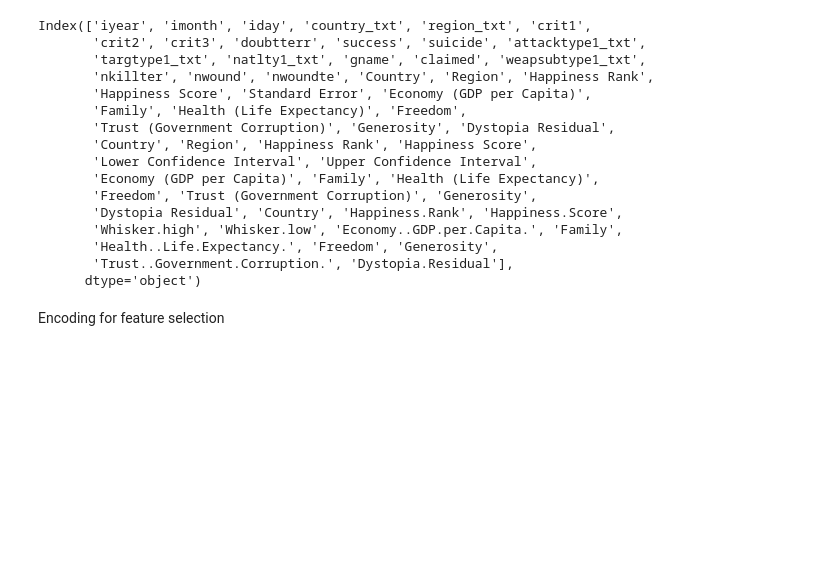
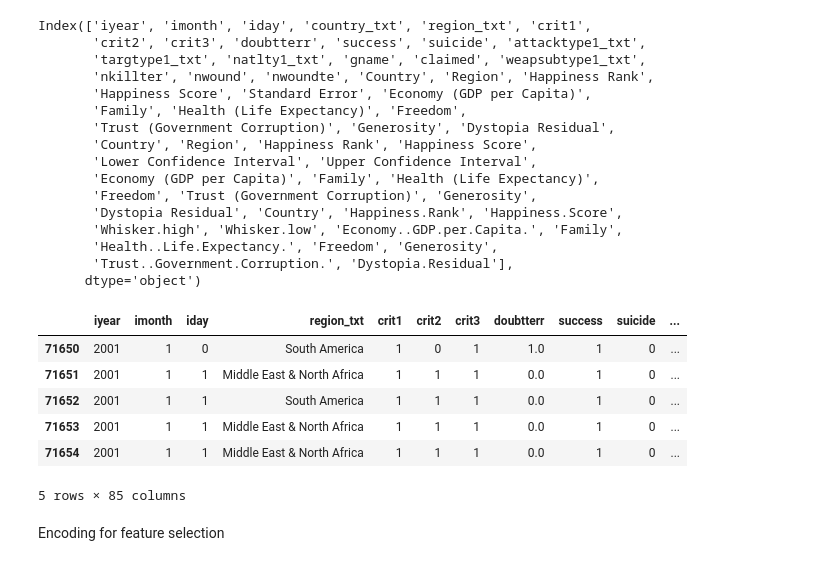
Before and after one commit to aghapygad336/MENA, a Jupyter notebook: MENAFIXING.ipynb, the cells around one changed output. Drawn from its saved outputs; the diff is of its cells as text; code cells hidden in the pictures; blank space fills up the shorter version.

```diff
--- a/MENAFIXING.ipynb
+++ b/MENAFIXING.ipynb
@@ -58,6 +62,17 @@ data = finaldf.loc[ :,['iyear', 'imonth', 'iday', 'region_txt', 'crit1',
 # %%
 data.columns
 dataLabels=np.array(data.columns)
+# %%
+data = data[data['iyear'] > 2000]
+data.head()
+# %% [output]
+|  | iyear | imonth | iday | region_txt | crit1 | crit2 | crit3 | doubtterr | success | suicide | ... |
+| 71650 | 2001 | 1 | 0 | South America | 1 | 0 | 1 | 1.0 | 1 | 0 | ... |
+| 71651 | 2001 | 1 | 1 | Middle East & North Africa | 1 | 1 | 1 | 0.0 | 1 | 0 | ... |
+| 71652 | 2001 | 1 | 1 | South America | 1 | 1 | 1 | 0.0 | 1 | 0 | ... |
+| 71653 | 2001 | 1 | 1 | Middle East & North Africa | 1 | 1 | 1 | 0.0 | 1 | 0 | ... |
+| 71654 | 2001 | 1 | 1 | Middle East & North Africa | 1 | 1 | 1 | 0.0 | 1 | 0 | ... |
+5 rows × 85 columns
 # %% [markdown]
 Encoding for feature selection
 # %%
```
Also changed, not shown: parts of 1 cell of this notebook.
